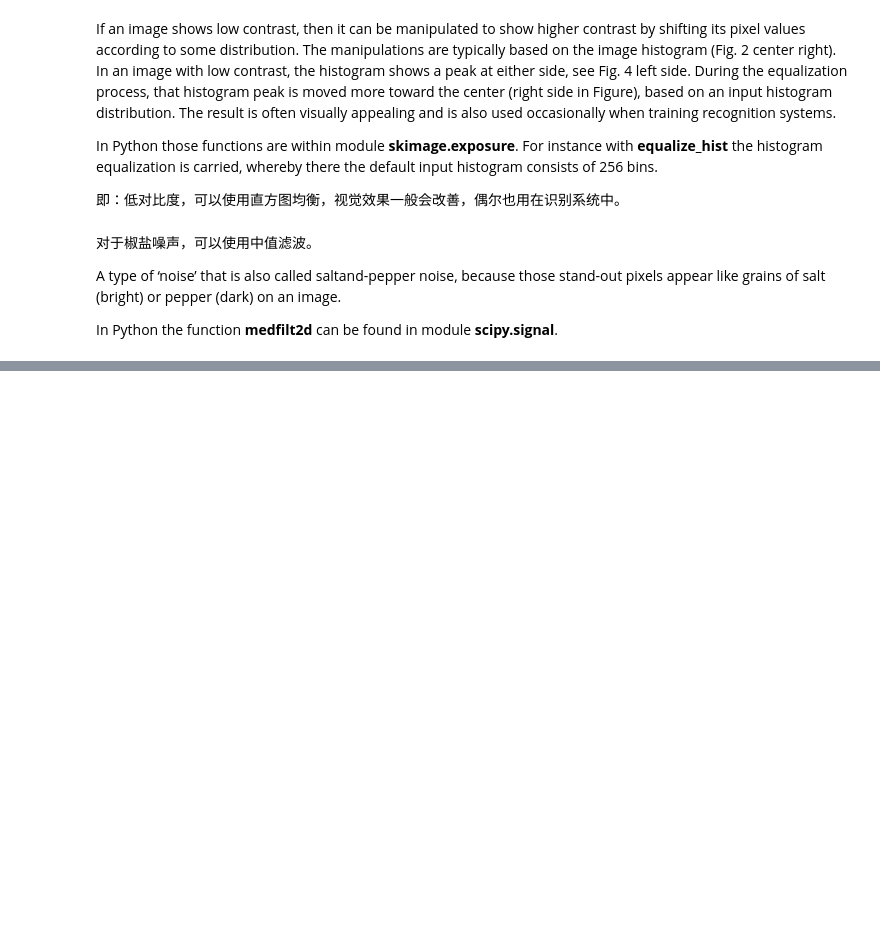
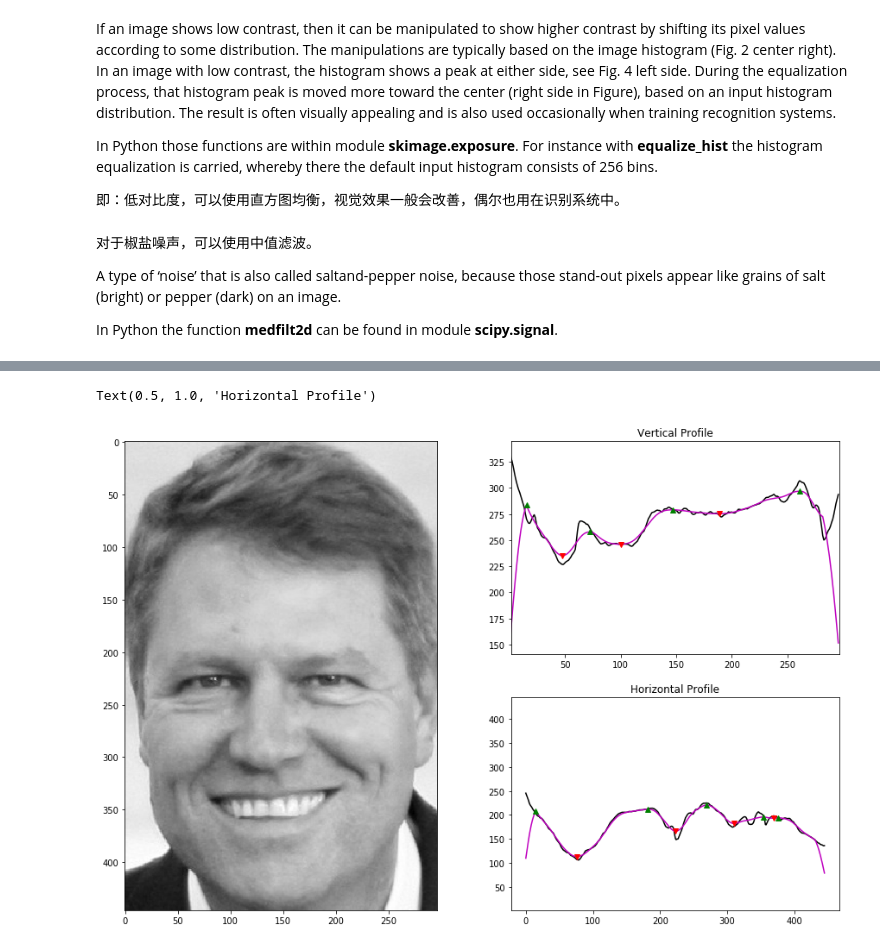
Before and after one commit to eagle-dai/computer-vision-2019, a Jupyter notebook: 02 Simple Image Manipulations (First Steps)/2 Simple Image Manipulations (First Steps).ipynb, the cells around one changed output, grey strips where cells are left out. Drawn from its saved outputs; the diff is of its cells as text; code cells hidden in the pictures; blank space fills up the shorter version.

Commit message:
02 Simple Image Manipulations (First Steps)

```diff
--- a/02 Simple Image Manipulations (First Steps)/2 Simple Image Manipulations (First Steps).ipynb
+++ b/02 Simple Image Manipulations (First Steps)/2 Simple Image Manipulations (First Steps).ipynb
@@ -56,0 +74,46 @@ In Python the function **medfilt2d** can be found in module **scipy.signal**.
+# %%
+#%% =====   Raw Profiles   ======
+Pver    = sum(Ig,axis=0)  # vertical intensity profile
+Phor    = sum(Ig,axis=1)  # horizontal
+# 对于 sum()，axis = None，全部加起来。axis = 0，累加行，axis = 1，累加列
+
+#%% =====   Smoothen Profiles    =======
+sgm     = 10
+nPf     = round(w*0.10);                    # #points: fraction of image width
+LowFlt  = get_window(('gaussian', sgm),nPf) # generate a Gaussian
+LowFlt  = LowFlt / sum(LowFlt)              # normalize the filter
+Pverf   = convolve(Pver, LowFlt, 'same')    # filter vertical profile
+Phorf   = convolve(Phor, LowFlt, 'same')    # filter horizontal profile
+
+#%% =====   Detect Extrema     =======
+LocMaxVer   = argrelmax(Pverf)              # peaks
+LocMinVer   = argrelmin(Pverf)              # troughs (sinks)
+LocMaxHor   = argrelmax(Phorf)              # peaks
+LocMinHor   = argrelmin(Phorf)              # troughs (sinks)
+# %%
+#%% ---- Plotting
+%matplotlib inline
+from matplotlib.pyplot import figure, subplot, imshow, plot, title, xlim, ylim, cm
+
+figure(figsize=(15,10)) # w=15, h=10，单位英寸
+subplot(1,2,1) # 一行二列，第1幅图
+imshow(Ig, cmap=cm.gray)
+
+subplot(2,2,2) # 二行二列，第2幅图
+plot(Pver,'k')
+plot(Pverf,'m')
+plot(LocMaxVer[0],Pverf[LocMaxVer],'g^')
+plot(LocMinVer[0],Pverf[LocMinVer],'rv')
+xlim(1,w)
+title('Vertical Profile')
+
+subplot(2,2,4)
+plot(Phor,'k')
+plot(Phorf,'m')
+plot(LocMaxHor[0],Phorf[LocMaxHor],'g^')
+plot(LocMinHor[0],Phorf[LocMinHor],'rv')
+ylim(1,h)
+title('Horizontal Profile')
+# %% [output]
+Text(0.5, 1.0, 'Horizontal Profile')
+[figure, added]
```
Also changed, not shown: parts of 2 cells of this notebook, 1 other file.
